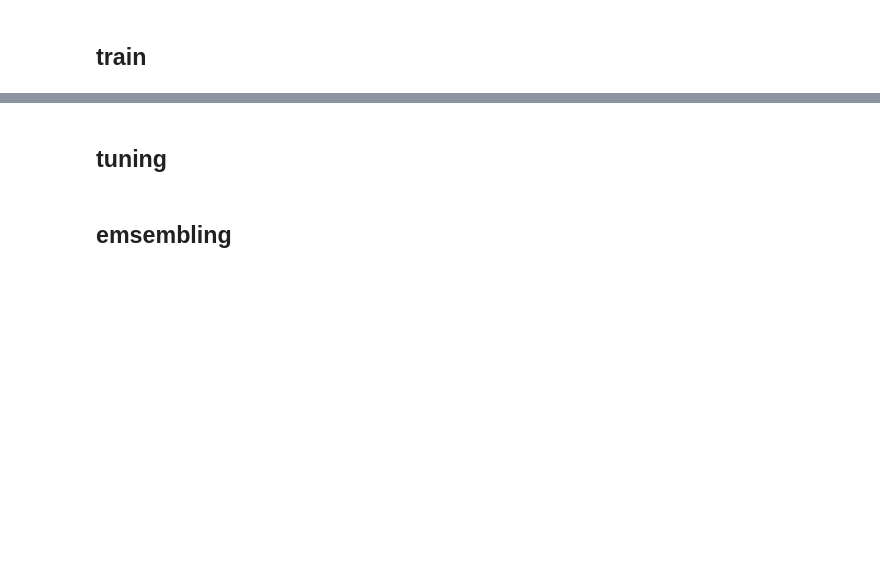
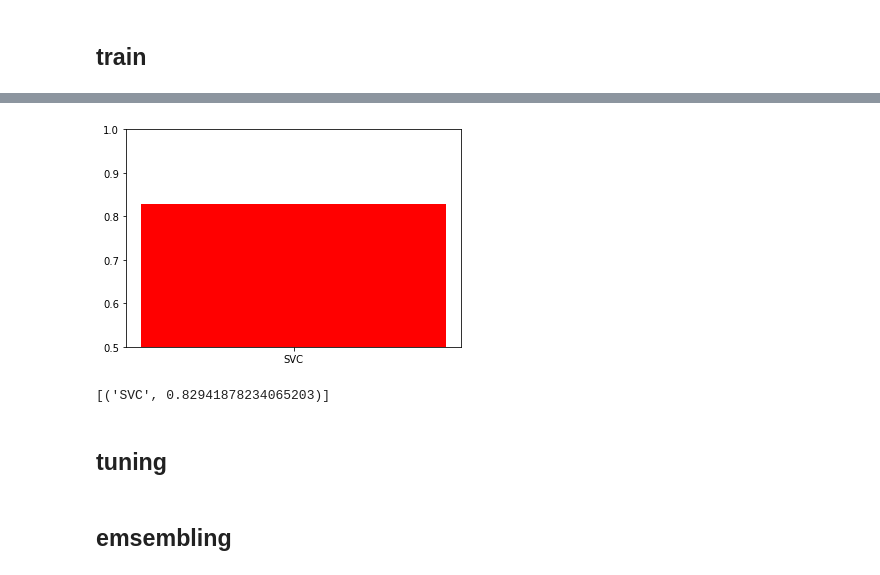
Before and after one commit to acoder1983/kaggle, a Jupyter notebook: titanic/titanic.ipynb, the cells around one changed output, grey strips where cells are left out. Cells and saved outputs as stored; diff of their text form; code cells hidden in the pictures; blank space fills up the shorter version.

```diff
--- a/titanic/titanic.ipynb
+++ b/titanic/titanic.ipynb
@@ -340,0 +326,4 @@ prepared_passenger_train.head()
+# %%
+train_data2=train_data.drop(['Embarked_Q','FamilySize','Title_RareOrNone','Age_band','SibSp','Parch'],axis=1)
+trainModels(train_data2,target)
+# %% [output]
@@ -341,2 +331,4 @@ prepared_passenger_train.head()
+[figure, added]
+[('SVC', 0.82941878234065203)]
 # %% [markdown]
 ## tuning
```
Also changed, not shown: parts of 74 cells of this notebook.
